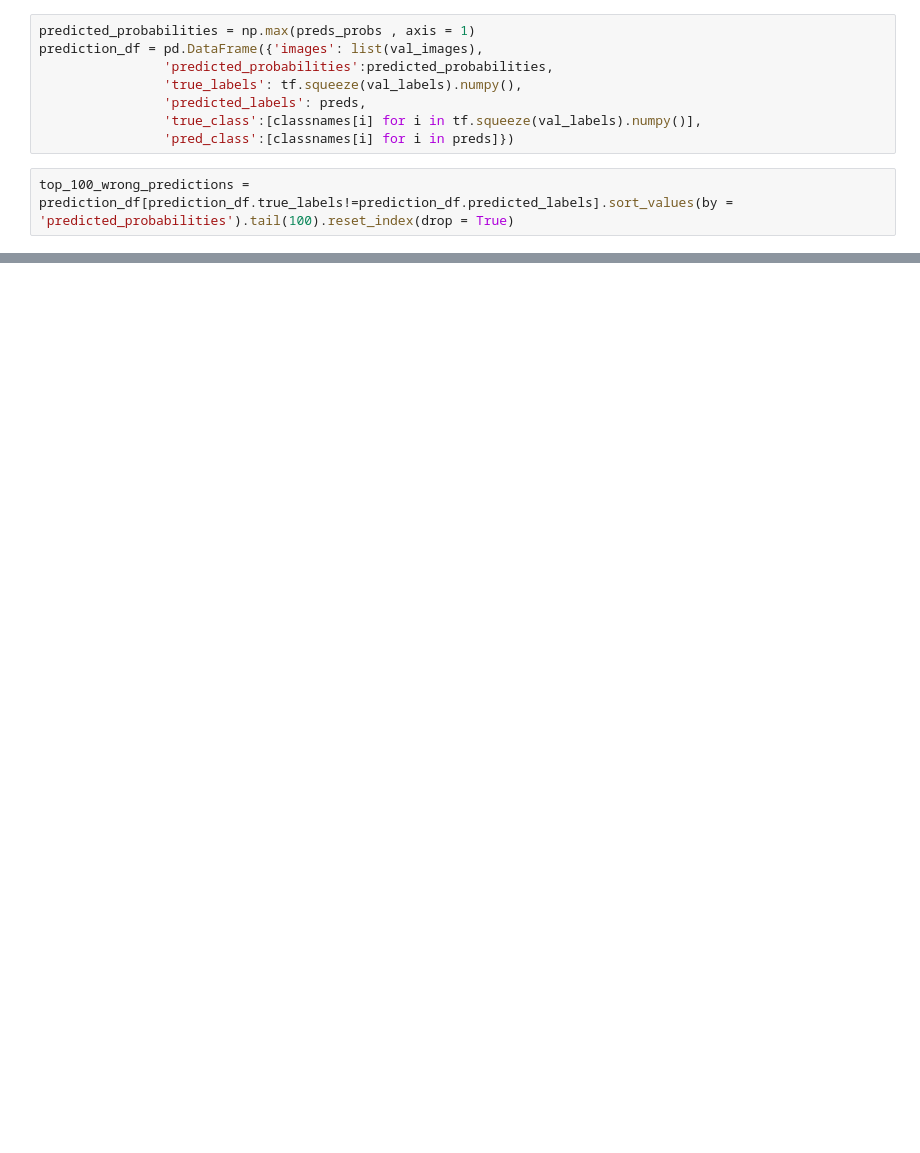
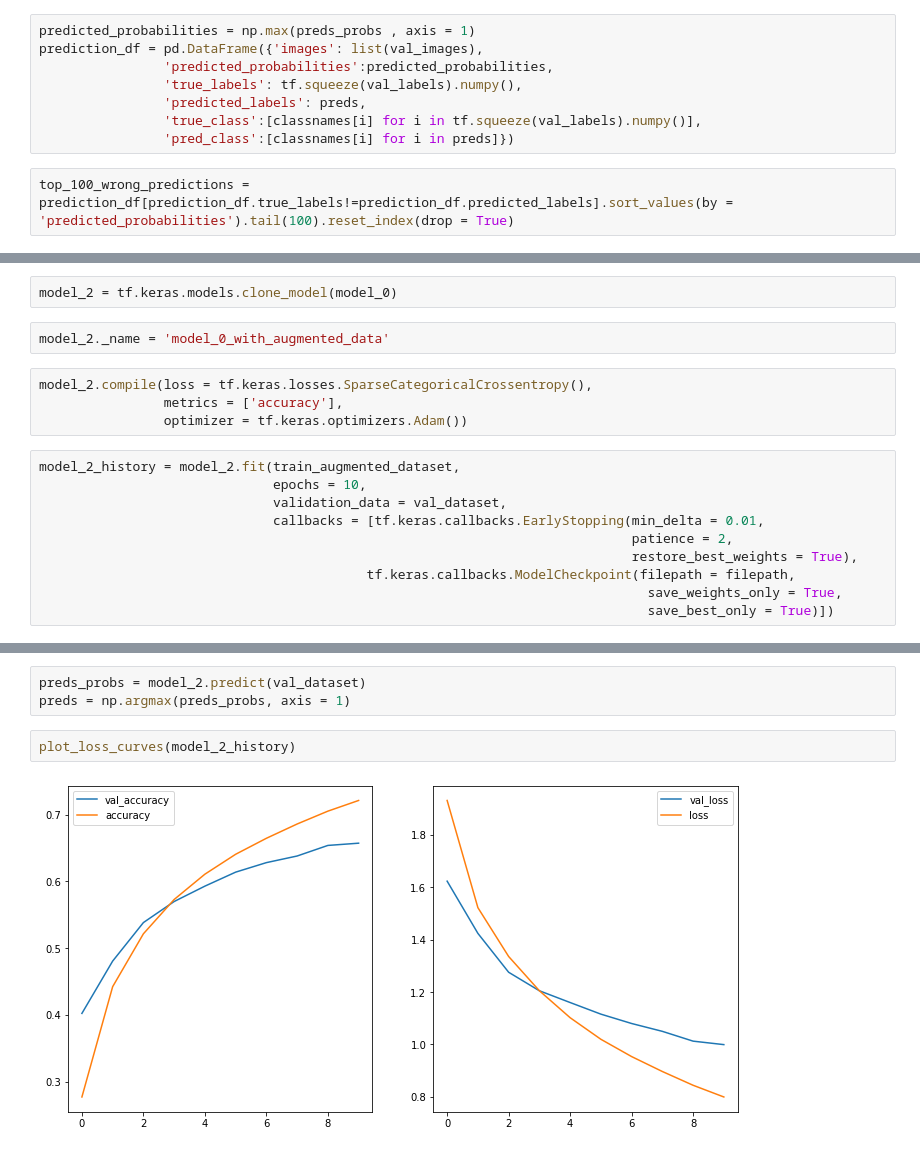
Before and after one commit to ngcheeyuan/Classification_projects, a Jupyter notebook: cifar10_classification_with_tensorflow.ipynb, the cells around one changed output, grey strips where cells are left out. Cells and saved outputs as stored; diff of their text form; blank space fills up the shorter version.

```diff
--- a/cifar10_classification_with_tensorflow.ipynb
+++ b/cifar10_classification_with_tensorflow.ipynb
@@ -257,0 +364,18 @@ for index,row in enumerate(top_100_wrong_predictions[random_index:random_index+9
+# %%
+model_2 = tf.keras.models.clone_model(model_0)
+# %%
+model_2._name = 'model_0_with_augmented_data'
+# %%
+model_2.compile(loss = tf.keras.losses.SparseCategoricalCrossentropy(),
+                metrics = ['accuracy'],
+                optimizer = tf.keras.optimizers.Adam())
+# %%
+model_2_history = model_2.fit(train_augmented_dataset,
+                              epochs = 10,
+                              validation_data = val_dataset,
+                              callbacks = [tf.keras.callbacks.EarlyStopping(min_delta = 0.01,
+                                                                            patience = 2,
+                                                                            restore_best_weights = True),
+                                          tf.keras.callbacks.ModelCheckpoint(filepath = filepath,
+                                                                              save_weights_only = True,
+                                                                              save_best_only = True)])
@@ -257,0 +403,7 @@ for index,row in enumerate(top_100_wrong_predictions[random_index:random_index+9
+# %%
+preds_probs = model_2.predict(val_dataset)
+preds = np.argmax(preds_probs, axis = 1)
+# %%
+plot_loss_curves(model_2_history)
+# %% [output]
+[figure, added]
```
Also changed, not shown: parts of 61 cells of this notebook.
